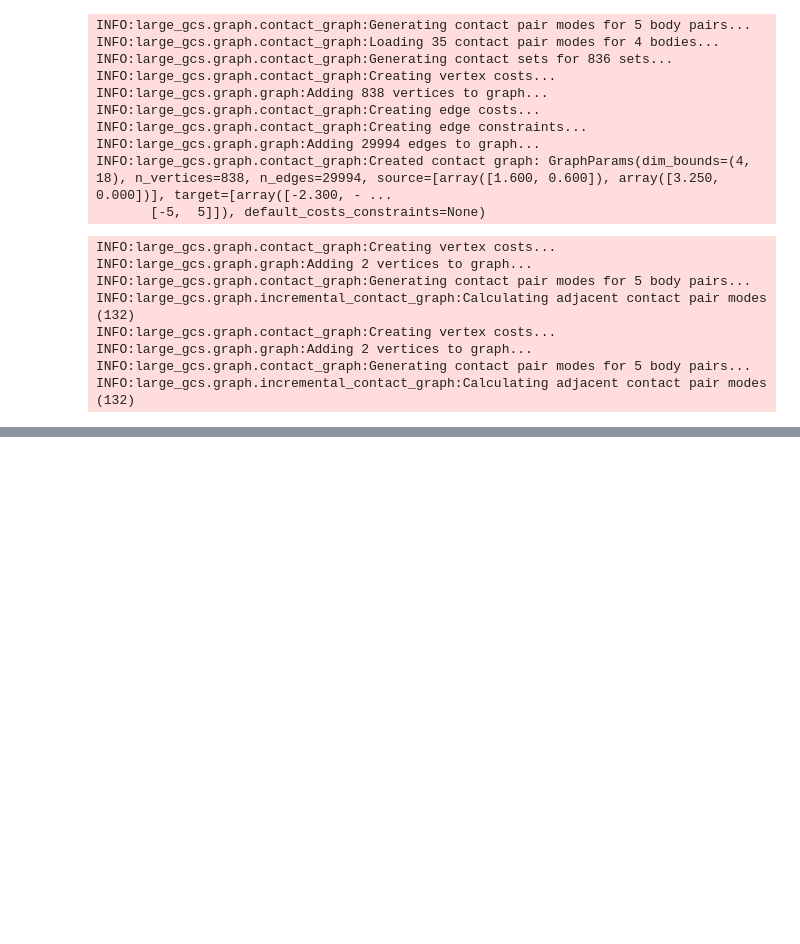
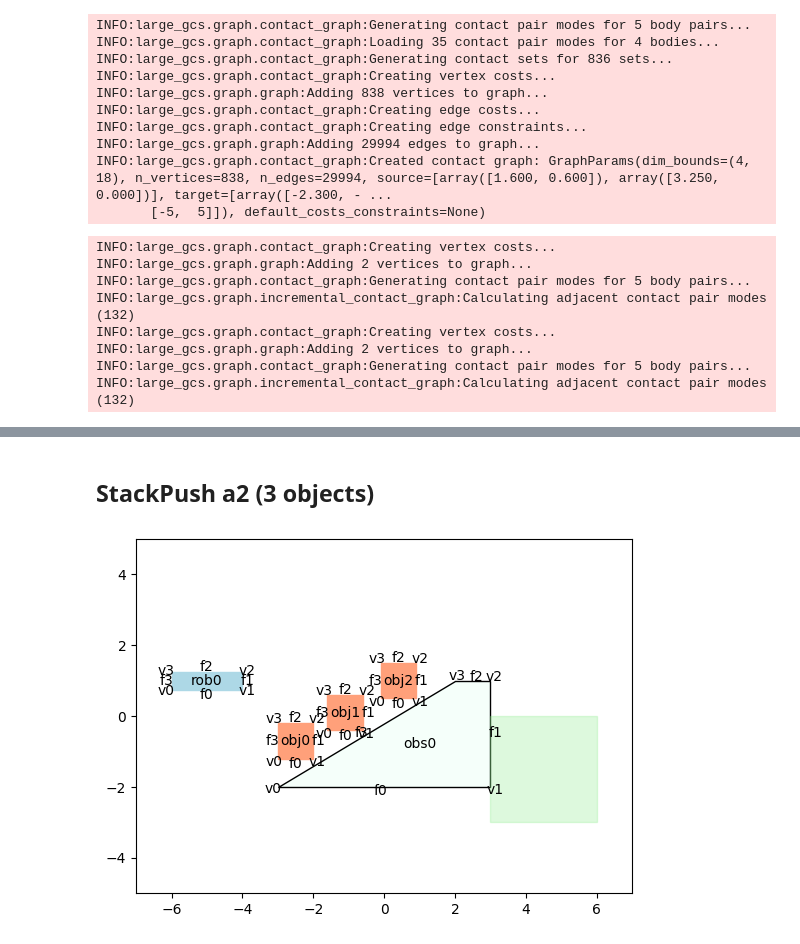
Before and after one commit to shaoyuancc/large_gcs, a Jupyter notebook: scripts/contact_graph_generator.ipynb, the cells around one changed output, grey strips where cells are left out. Saved outputs shown, nothing was run; the diff lists cells and outputs as text; code cells hidden in the pictures; blank space fills up the shorter version.

```diff
--- a/scripts/contact_graph_generator.ipynb
+++ b/scripts/contact_graph_generator.ipynb
@@ -556,32 +664,36 @@ generator.plot()
 generator.generate_incremental_contact_graph()
 # %%
 cg_inc = IncrementalContactGraph.load_from_file(params.inc_graph_file_path)
+# %% [markdown]
+## StackPush a2 (3 objects)
 # %%
 ws_x = 7
 ws_y = 5
 target_region_params = [
     ContactRegionParams(
         region_vertices=[[3, 0], [3, -3], [6, 0], [6, -3]], obj_indices=[0, 1, 2]
     ),
 ]
 params = ContactGraphGeneratorParams(
-    name="cg_stackpush",
+    name="cg_stackpush_a2",
     obs_vertices=[[[-3, -2], [2, 1], [3, 1], [3, -2]]],
     obj_vertices=[
         [[1, 0.5], [1, -0.5], [2, -0.5], [2, 0.5]],
         [[1, 0.5], [1, -0.5], [2, -0.5], [2, 0.5]],
         [[1, 0.5], [1, -0.5], [2, -0.5], [2, 0.5]],
     ],
     rob_vertices=[[[0, 0], [0, 0.5], [2, 0], [2, 0.5]]],
     source_obj_pos=[[-2.5, -0.7], [-1.1, 0.1], [0.4, 1]],
     source_rob_pos=[[-5, 1]],
     target_region_params=target_region_params,
     n_pos_per_set=2,
     workspace=[[-ws_x, ws_x], [-ws_y, ws_y]],
 )
 
 generator = ContactGraphGenerator(params)
 generator.plot()
+# %% [output]
+[figure, added]
 # %%
 generator.generate_incremental_contact_graph()
 cg_inc = IncrementalContactGraph.load_from_file(params.inc_graph_file_path)
```
Also changed, not shown: parts of 23 cells of this notebook, 10 other files.
